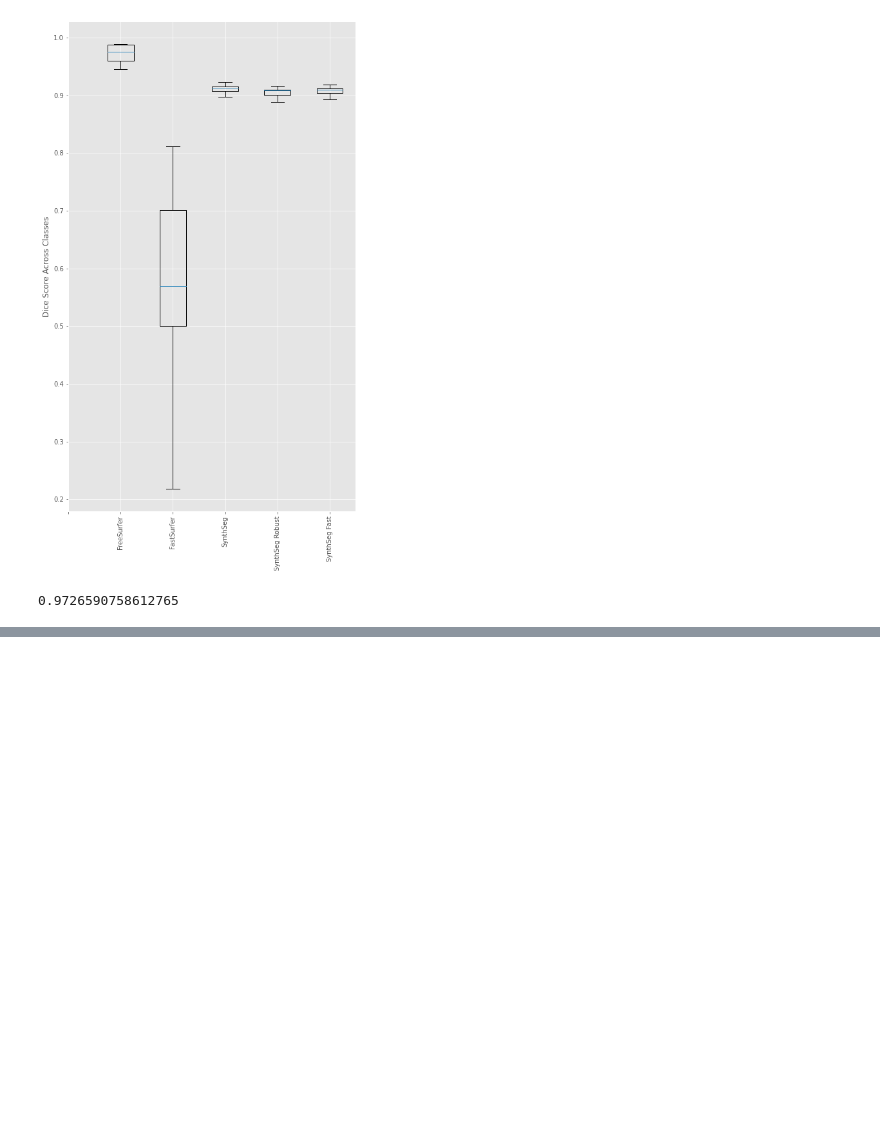
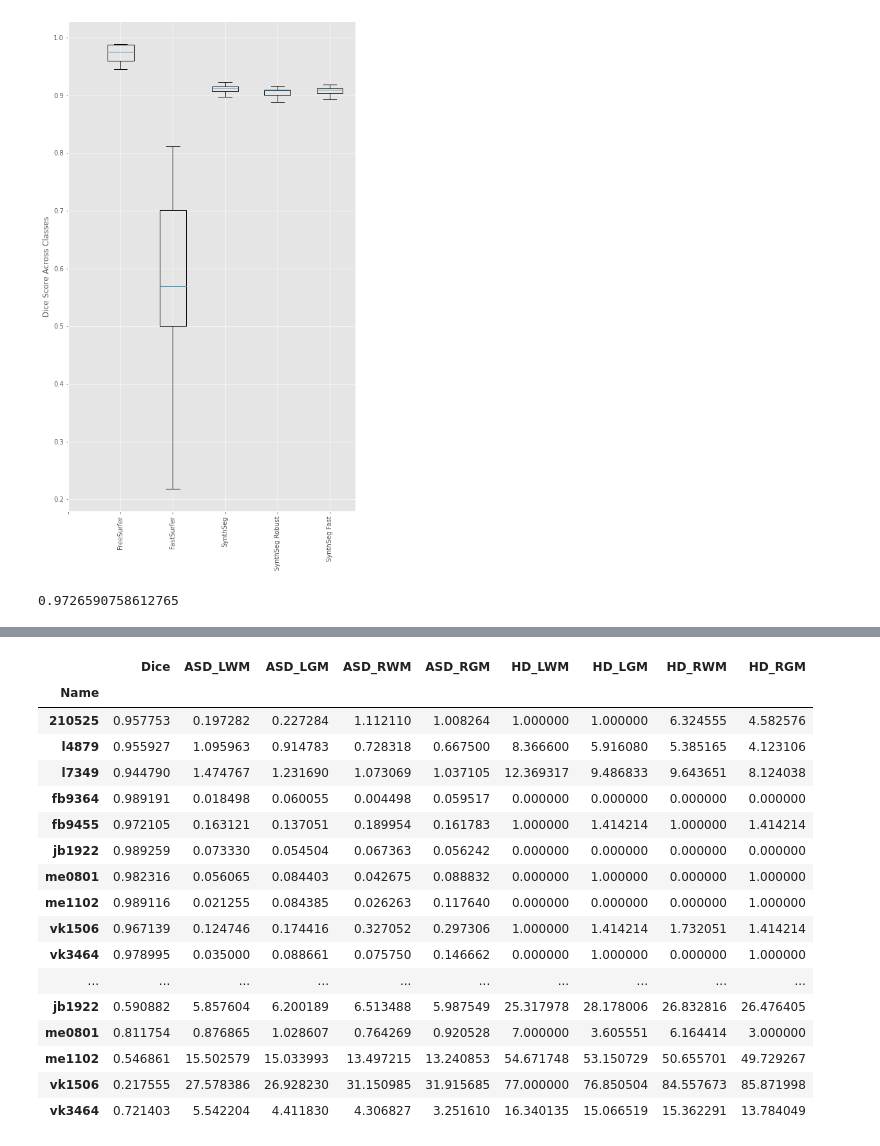
Before and after one commit to Lugges991/mpi_val, a Jupyter notebook: notebooks/final_eval.ipynb, the cells around one changed output, grey strips where cells are left out. Drawn from its saved outputs; the diff is of its cells as text; code cells hidden in the pictures; blank space fills up the shorter version.

```diff
--- a/notebooks/final_eval.ipynb
+++ b/notebooks/final_eval.ipynb
@@ -87,0 +282,2 @@ def create_df_with_all_values(df):
+# %%
+haha = freesurfer_df_all.copy()
@@ -87,0 +298,2 @@ def create_df_with_all_values(df):
+# %%
+haha = haha.set_index("Name")
@@ -87,0 +315,3 @@ def create_df_with_all_values(df):
+# %%
+gege = fastsurfer_df_all.set_index("Name")
+gege
@@ -87,0 +331,21 @@ def create_df_with_all_values(df):
+# %%
+pd.concat([haha, gege])
+# %% [output]
+|  | Dice | ASD_LWM | ASD_LGM | ASD_RWM | ASD_RGM | HD_LWM | HD_LGM | HD_RWM | HD_RGM |
+| Name |  |  |  |  |  |  |  |  |  |
+| 210525 | 0.957753 | 0.197282 | 0.227284 | 1.112110 | 1.008264 | 1.000000 | 1.000000 | 6.324555 | 4.582576 |
+| l4879 | 0.955927 | 1.095963 | 0.914783 | 0.728318 | 0.667500 | 8.366600 | 5.916080 | 5.385165 | 4.123106 |
+| l7349 | 0.944790 | 1.474767 | 1.231690 | 1.073069 | 1.037105 | 12.369317 | 9.486833 | 9.643651 | 8.124038 |
+| fb9364 | 0.989191 | 0.018498 | 0.060055 | 0.004498 | 0.059517 | 0.000000 | 0.000000 | 0.000000 | 0.000000 |
+| fb9455 | 0.972105 | 0.163121 | 0.137051 | 0.189954 | 0.161783 | 1.000000 | 1.414214 | 1.000000 | 1.414214 |
+| jb1922 | 0.989259 | 0.073330 | 0.054504 | 0.067363 | 0.056242 | 0.000000 | 0.000000 | 0.000000 | 0.000000 |
+| me0801 | 0.982316 | 0.056065 | 0.084403 | 0.042675 | 0.088832 | 0.000000 | 1.000000 | 0.000000 | 1.000000 |
+| me1102 | 0.989116 | 0.021255 | 0.084385 | 0.026263 | 0.117640 | 0.000000 | 0.000000 | 0.000000 | 1.000000 |
+| vk1506 | 0.967139 | 0.124746 | 0.174416 | 0.327052 | 0.297306 | 1.000000 | 1.414214 | 1.732051 | 1.414214 |
+| vk3464 | 0.978995 | 0.035000 | 0.088661 | 0.075750 | 0.146662 | 0.000000 | 1.000000 | 0.000000 | 1.000000 |
+| ... | ... | ... | ... | ... | ... | ... | ... | ... | ... |
+| jb1922 | 0.590882 | 5.857604 | 6.200189 | 6.513488 | 5.987549 | 25.317978 | 28.178006 | 26.832816 | 26.476405 |
+| me0801 | 0.811754 | 0.876865 | 1.028607 | 0.764269 | 0.920528 | 7.000000 | 3.605551 | 6.164414 | 3.000000 |
+| me1102 | 0.546861 | 15.502579 | 15.033993 | 13.497215 | 13.240853 | 54.671748 | 53.150729 | 50.655701 | 49.729267 |
+| vk1506 | 0.217555 | 27.578386 | 26.928230 | 31.150985 | 31.915685 | 77.000000 | 76.850504 | 84.557673 | 85.871998 |
+| vk3464 | 0.721403 | 5.542204 | 4.411830 | 4.306827 | 3.251610 | 16.340135 | 15.066519 | 15.362291 | 13.784049 |
```
Also changed, not shown: parts of 19 cells of this notebook, 7 other files.
